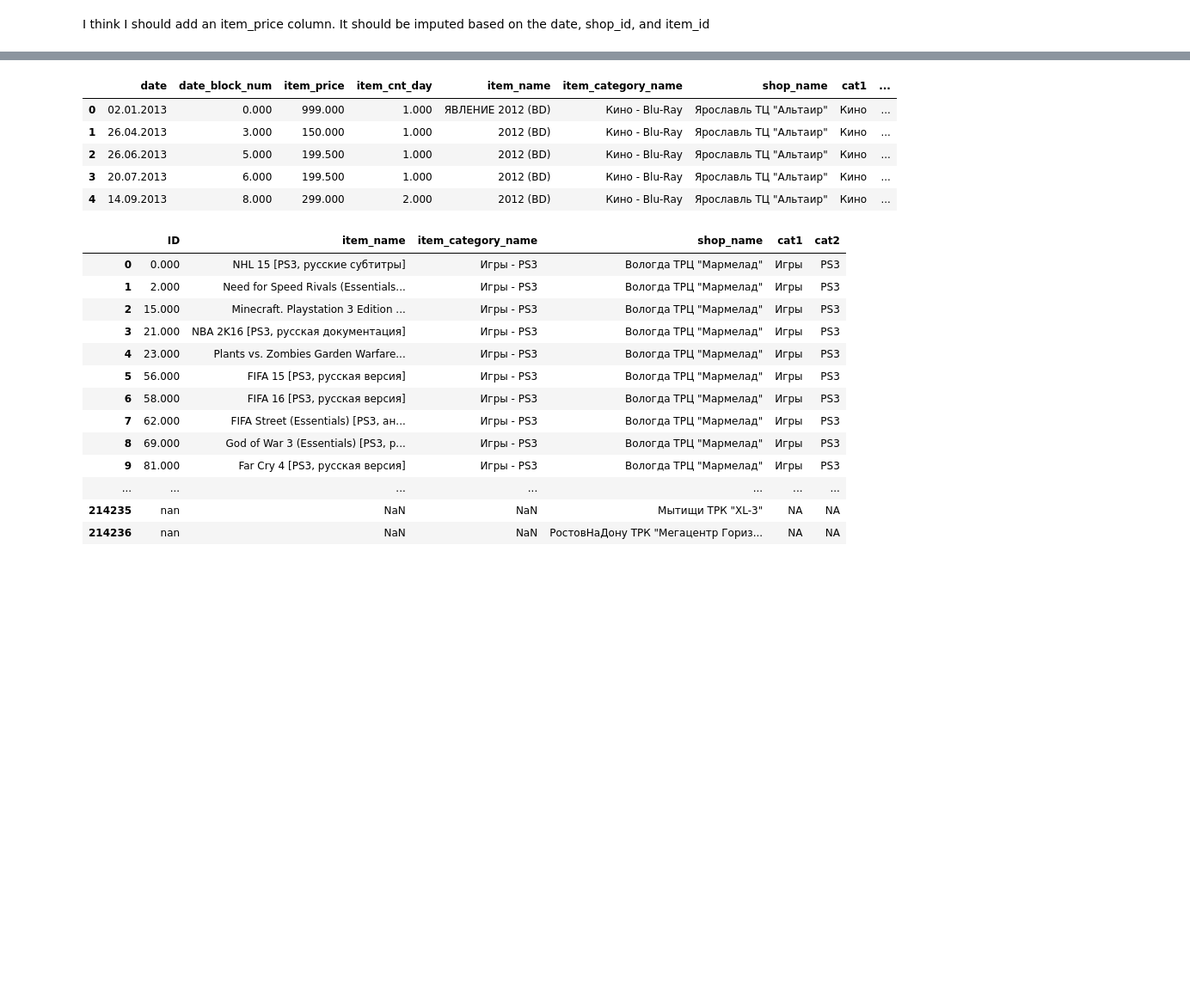
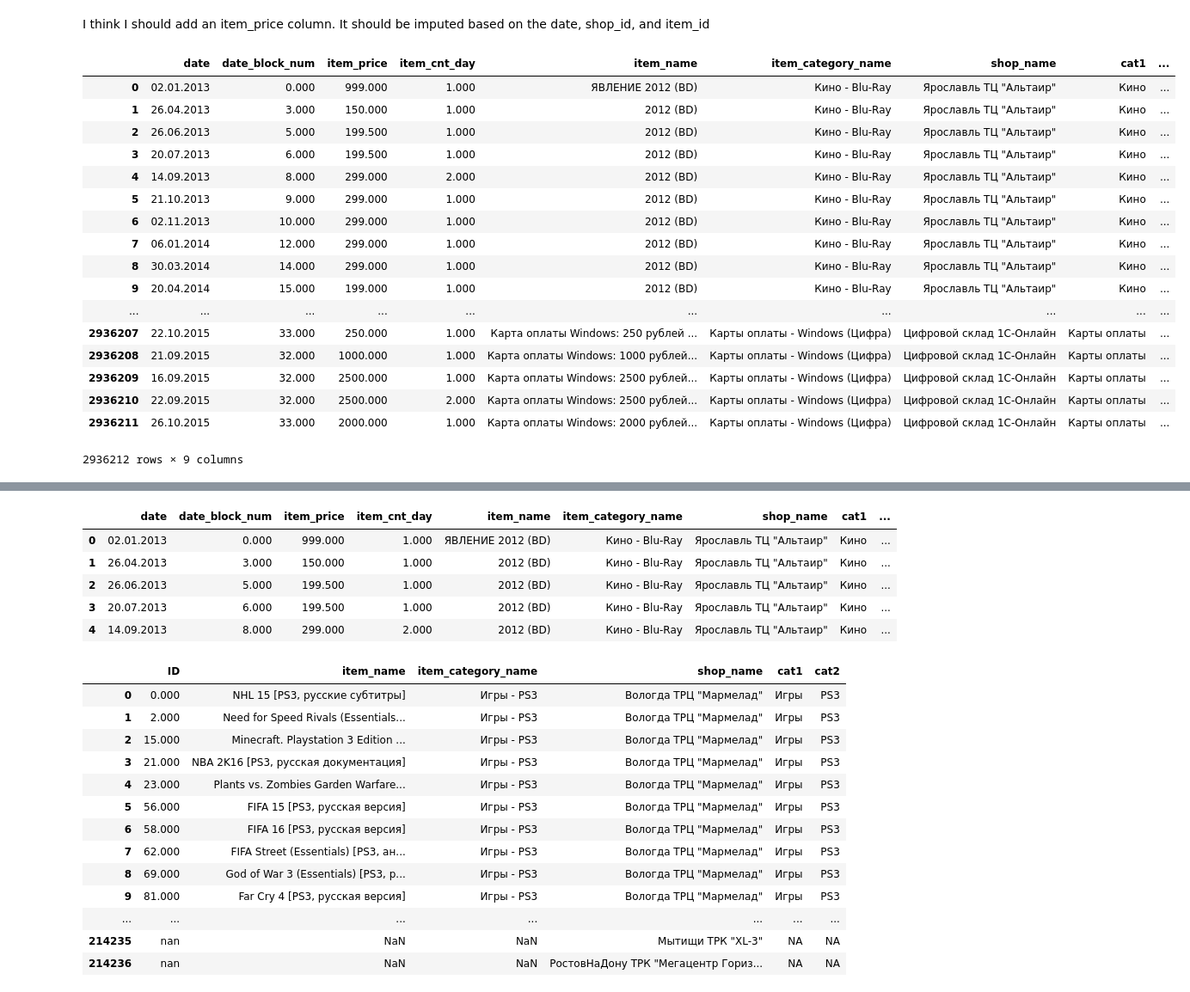
Before and after one commit to curtischong/kaggle, a Jupyter notebook: predicting_future_sales/good_feature_engineering.ipynb, the cells around one changed output, grey strips where cells are left out. Shown: that part at 86% size. Drawn from its saved outputs; the diff is of its cells as text; code cells hidden in the pictures; blank space fills up the shorter version.

```diff
--- a/predicting_future_sales/good_feature_engineering.ipynb
+++ b/predicting_future_sales/good_feature_engineering.ipynb
@@ -78,6 +104,27 @@ test = test.merge(shops, left_on='shop_id', right_on='shop_id', how='outer')
 test.drop(["item_id","item_category_id","shop_id"],axis=1, errors="ignore",inplace=True)
 test["cat1"] = test.item_category_name.map(lambda x: get_first(x))
 test["cat2"] = test.item_category_name.map(lambda x: get_second(x))
+# %%
+train
+# %% [output]
+|  | date | date_block_num | item_price | item_cnt_day | item_name | item_category_name | shop_name | cat1 | ... |
+| 0 | 02.01.2013 | 0.000 | 999.000 | 1.000 | ЯВЛЕНИЕ 2012 (BD) | Кино - Blu-Ray | Ярославль ТЦ "Альтаир" | Кино | ... |
+| 1 | 26.04.2013 | 3.000 | 150.000 | 1.000 | 2012 (BD) | Кино - Blu-Ray | Ярославль ТЦ "Альтаир" | Кино | ... |
+| 2 | 26.06.2013 | 5.000 | 199.500 | 1.000 | 2012 (BD) | Кино - Blu-Ray | Ярославль ТЦ "Альтаир" | Кино | ... |
+| 3 | 20.07.2013 | 6.000 | 199.500 | 1.000 | 2012 (BD) | Кино - Blu-Ray | Ярославль ТЦ "Альтаир" | Кино | ... |
+| 4 | 14.09.2013 | 8.000 | 299.000 | 2.000 | 2012 (BD) | Кино - Blu-Ray | Ярославль ТЦ "Альтаир" | Кино | ... |
+| 5 | 21.10.2013 | 9.000 | 299.000 | 1.000 | 2012 (BD) | Кино - Blu-Ray | Ярославль ТЦ "Альтаир" | Кино | ... |
+| 6 | 02.11.2013 | 10.000 | 299.000 | 1.000 | 2012 (BD) | Кино - Blu-Ray | Ярославль ТЦ "Альтаир" | Кино | ... |
+| 7 | 06.01.2014 | 12.000 | 299.000 | 1.000 | 2012 (BD) | Кино - Blu-Ray | Ярославль ТЦ "Альтаир" | Кино | ... |
+| 8 | 30.03.2014 | 14.000 | 299.000 | 1.000 | 2012 (BD) | Кино - Blu-Ray | Ярославль ТЦ "Альтаир" | Кино | ... |
+| 9 | 20.04.2014 | 15.000 | 199.000 | 1.000 | 2012 (BD) | Кино - Blu-Ray | Ярославль ТЦ "Альтаир" | Кино | ... |
+| ... | ... | ... | ... | ... | ... | ... | ... | ... | ... |
+| 2936207 | 22.10.2015 | 33.000 | 250.000 | 1.000 | Карта оплаты Windows: 250 рублей ... | Карты оплаты - Windows (Цифра) | Цифровой склад 1С-Онлайн | Карты оплаты | ... |
+| 2936208 | 21.09.2015 | 32.000 | 1000.000 | 1.000 | Карта оплаты Windows: 1000 рублей... | Карты оплаты - Windows (Цифра) | Цифровой склад 1С-Онлайн | Карты оплаты | ... |
+| 2936209 | 16.09.2015 | 32.000 | 2500.000 | 1.000 | Карта оплаты Windows: 2500 рублей... | Карты оплаты - Windows (Цифра) | Цифровой склад 1С-Онлайн | Карты оплаты | ... |
+| 2936210 | 22.09.2015 | 32.000 | 2500.000 | 2.000 | Карта оплаты Windows: 2500 рублей... | Карты оплаты - Windows (Цифра) | Цифровой склад 1С-Онлайн | Карты оплаты | ... |
+| 2936211 | 26.10.2015 | 33.000 | 2000.000 | 1.000 | Карта оплаты Windows: 2000 рублей... | Карты оплаты - Windows (Цифра) | Цифровой склад 1С-Онлайн | Карты оплаты | ... |
+2936212 rows × 9 columns
 # %%
 test
 # %% [output]
```
Also changed, not shown: parts of 5 cells of this notebook, 43 other files.
